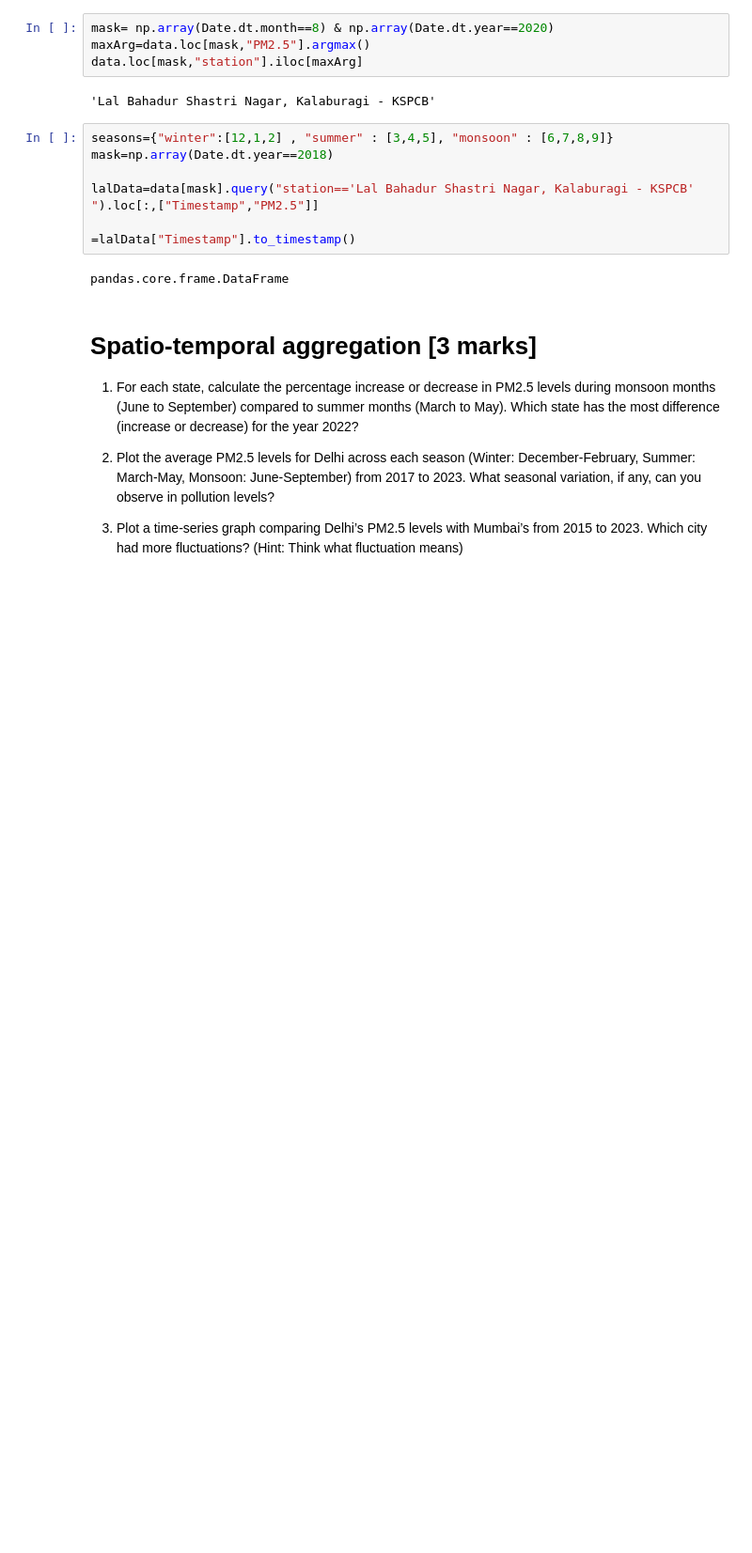
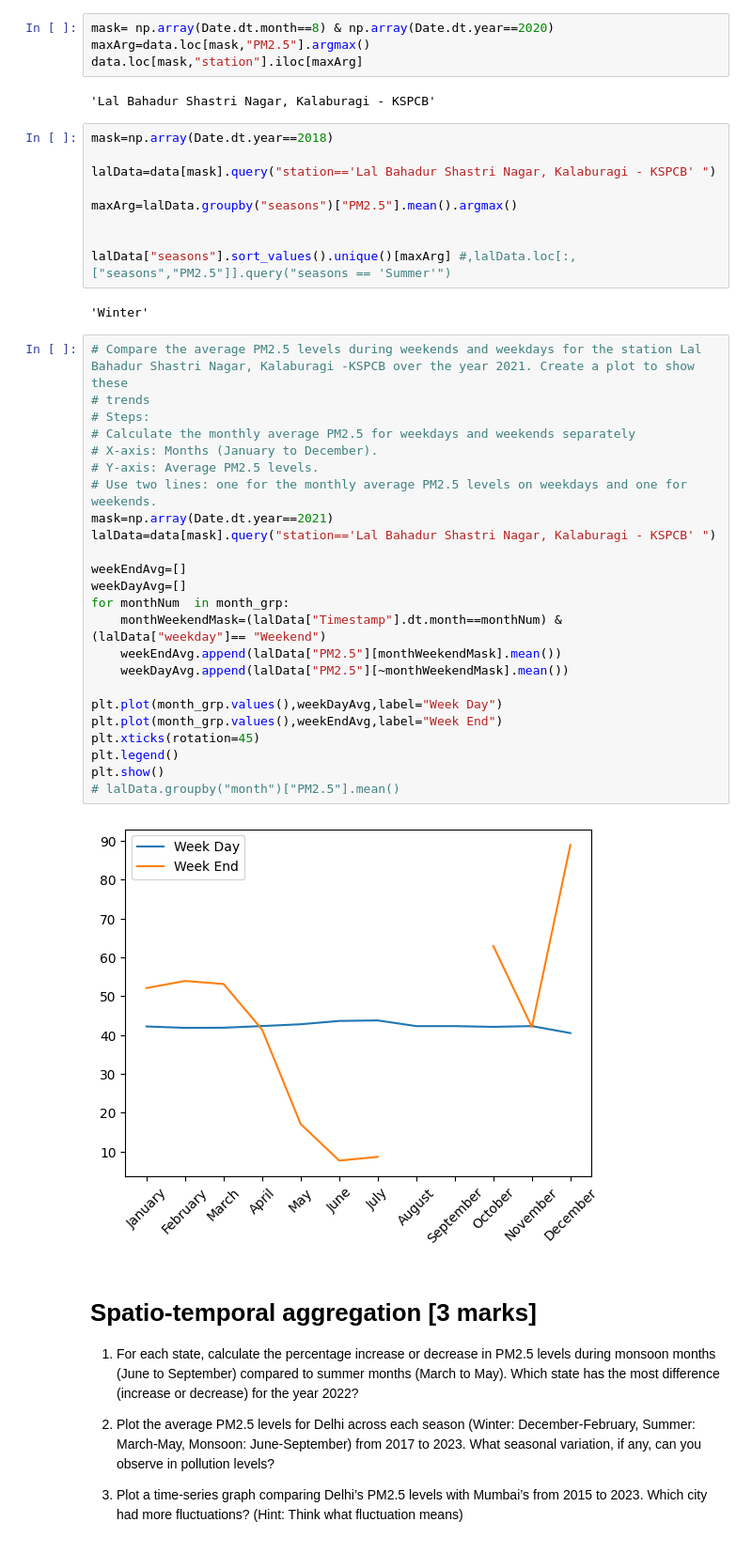
Before and after one commit to ishaank17/PSDV-Grp-ES-114-, a Jupyter notebook: Lab3/Lab3.ipynb, the cells around one changed output. Shown at 94% size. Drawn from its saved outputs; the diff is of its cells as text; blank space fills up the shorter version.

```diff
--- a/Lab3/Lab3.ipynb
+++ b/Lab3/Lab3.ipynb
@@ -66,14 +90,42 @@ data.loc[mask,"station"].iloc[maxArg]
 # %% [output]
 'Lal Bahadur Shastri Nagar, Kalaburagi - KSPCB'
 # %%
-seasons={"winter":[12,1,2] , "summer" : [3,4,5], "monsoon" : [6,7,8,9]}
 mask=np.array(Date.dt.year==2018)
 
-lalData=data[mask].query("station=='Lal Bahadur Shastri Nagar, Kalaburagi - KSPCB' ").loc[:,["Timestamp","PM2.5"]]
+lalData=data[mask].query("station=='Lal Bahadur Shastri Nagar, Kalaburagi - KSPCB' ")
 
-=lalData["Timestamp"].to_timestamp()
+maxArg=lalData.groupby("seasons")["PM2.5"].mean().argmax()
+
+
+lalData["seasons"].sort_values().unique()[maxArg] #,lalData.loc[:,["seasons","PM2.5"]].query("seasons == 'Summer'")
 # %% [output]
-pandas.core.frame.DataFrame
+'Winter'
+# %%
+# Compare the average PM2.5 levels during weekends and weekdays for the station Lal Bahadur Shastri Nagar, Kalaburagi -KSPCB over the year 2021. Create a plot to show these
+# trends
+# Steps:
+# Calculate the monthly average PM2.5 for weekdays and weekends separately
+# X-axis: Months (January to December).
+# Y-axis: Average PM2.5 levels.
+# Use two lines: one for the monthly average PM2.5 levels on weekdays and one for weekends.
+mask=np.array(Date.dt.year==2021)
+lalData=data[mask].query("station=='Lal Bahadur Shastri Nagar, Kalaburagi - KSPCB' ")
+
+weekEndAvg=[]
+weekDayAvg=[]
+for monthNum  in month_grp:
+    monthWeekendMask=(lalData["Timestamp"].dt.month==monthNum) & (lalData["weekday"]== "Weekend")
+    weekEndAvg.append(lalData["PM2.5"][monthWeekendMask].mean())
+    weekDayAvg.append(lalData["PM2.5"][~monthWeekendMask].mean())
+
+plt.plot(month_grp.values(),weekDayAvg,label="Week Day")
+plt.plot(month_grp.values(),weekEndAvg,label="Week End")
+plt.xticks(rotation=45)
+plt.legend()
+plt.show()
+# lalData.groupby("month")["PM2.5"].mean()
+# %% [output]
+[figure, added]
 # %% [markdown]
 # **Spatio-temporal aggregation [3 marks]**
 
```
Also changed, not shown: parts of 12 cells of this notebook.
